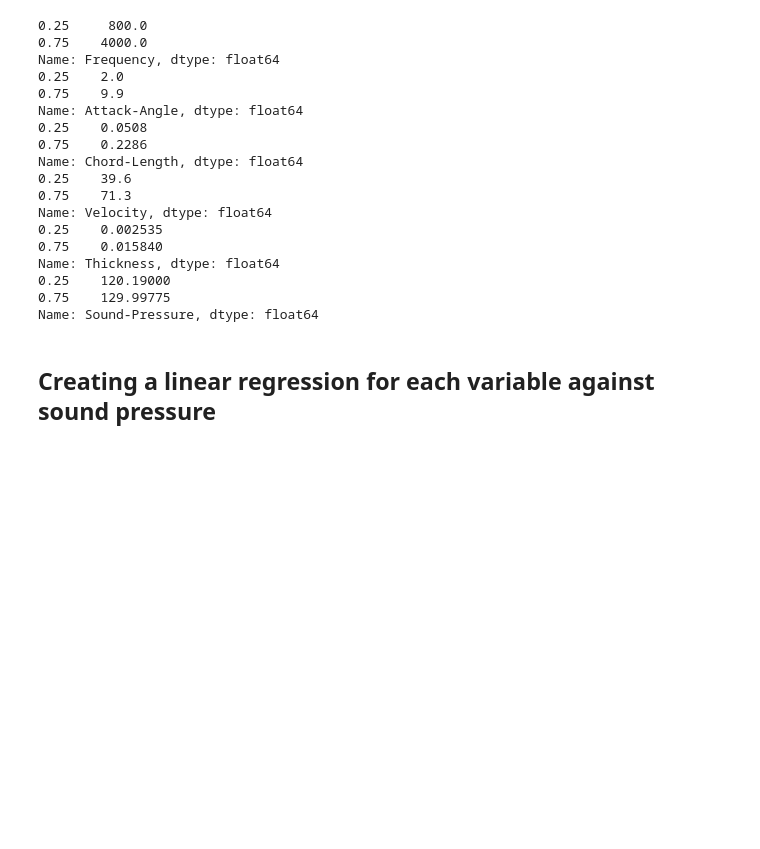
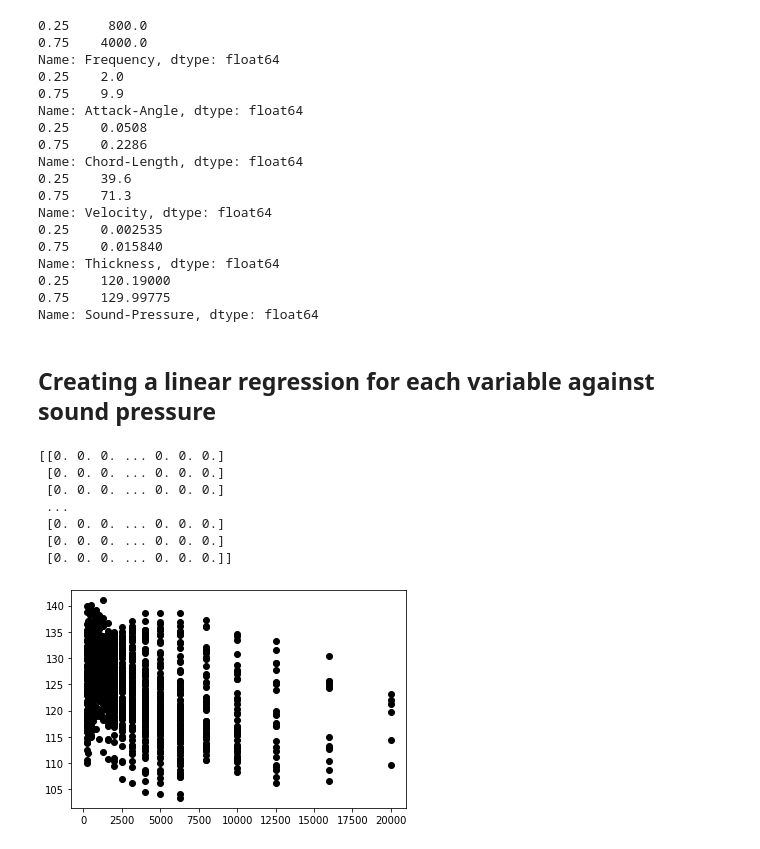
Before and after one commit to Sandeepsuresh1998/MachineLearningUSC, a Jupyter notebook: lab2/notebook/Lab2.ipynb, the cells around one changed output. Cells and saved outputs as stored; diff of their text form; code cells hidden in the pictures; blank space fills up the shorter version.

```diff
--- a/lab2/notebook/Lab2.ipynb
+++ b/lab2/notebook/Lab2.ipynb
@@ -91,3 +95,19 @@ Name: Thickness, dtype: float64
 Name: Sound-Pressure, dtype: float64
 # %% [markdown]
 ## Creating a linear regression for each variable against sound pressure
+# %%
+freqX = df['Frequency']
+soundY = df['Sound-Pressure']
+regFrequency = LinearRegression().fit([freqX], [soundY])
+pred_y = regFrequency.predict([freqX])
+plt.scatter(freqX, soundY, color='black')
+print(regFrequency.coef_)
+# %% [output]
+[[0. 0. 0. ... 0. 0. 0.]
+ [0. 0. 0. ... 0. 0. 0.]
+ [0. 0. 0. ... 0. 0. 0.]
+ ...
+ [0. 0. 0. ... 0. 0. 0.]
+ [0. 0. 0. ... 0. 0. 0.]
+ [0. 0. 0. ... 0. 0. 0.]]
+[figure, added]
```
Also changed, not shown: parts of 14 cells of this notebook, 38 other files.
